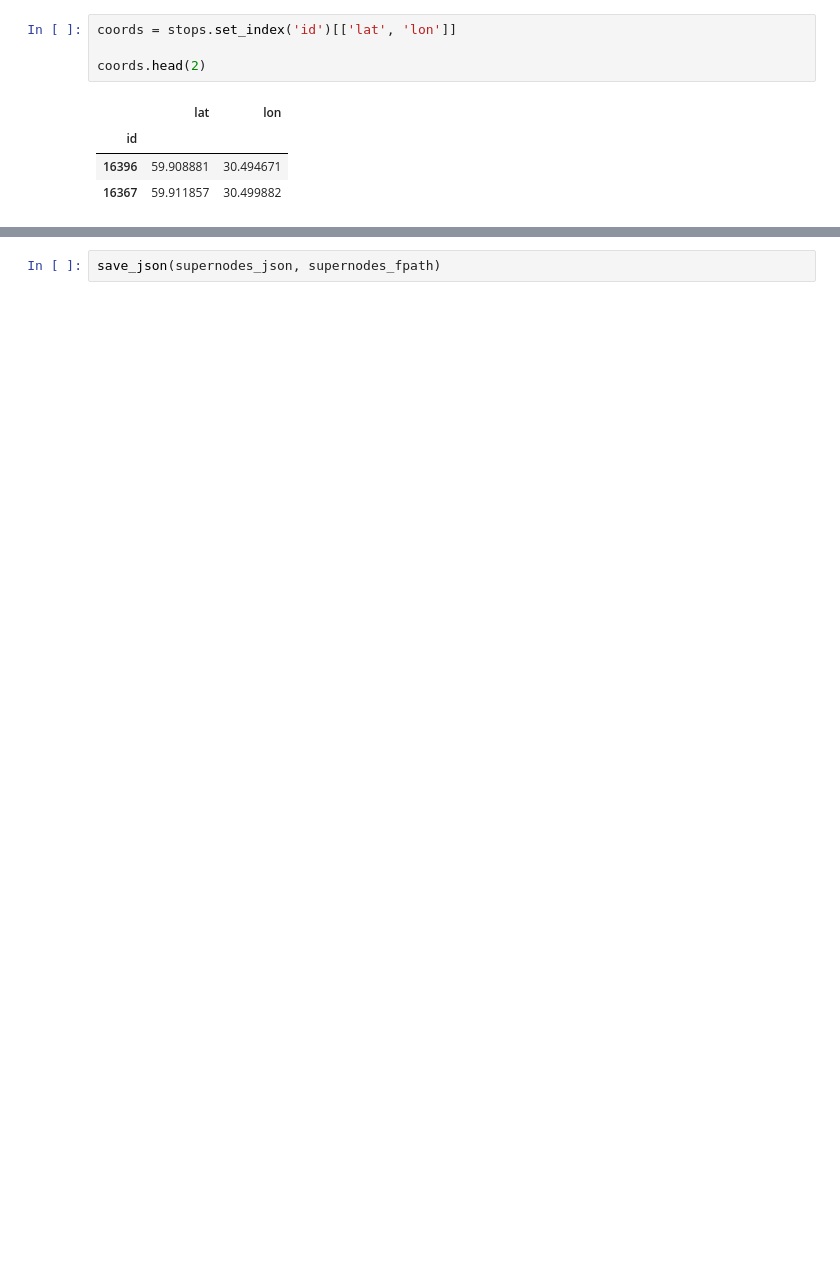
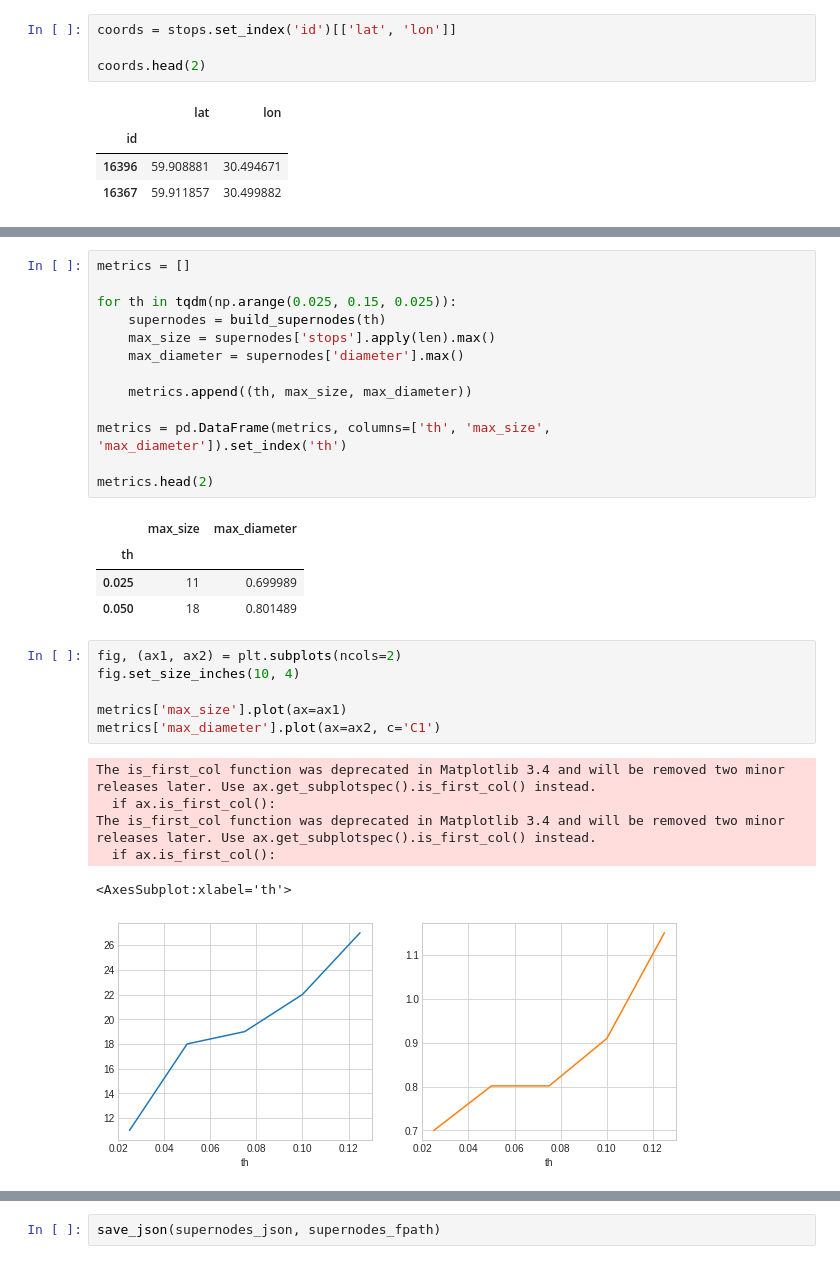
Before and after one commit to AlgoMathITMO/public-transport-network, a Jupyter notebook: pipeline/2_supernodes.ipynb, the cells around one changed output, grey strips where cells are left out. Saved outputs shown, nothing was run; the diff lists cells and outputs as text; blank space fills up the shorter version.

```diff
--- a/pipeline/2_supernodes.ipynb
+++ b/pipeline/2_supernodes.ipynb
@@ -62,0 +95,31 @@ len(supernodes)
+# %%
+metrics = []
+
+for th in tqdm(np.arange(0.025, 0.15, 0.025)):
+    supernodes = build_supernodes(th)
+    max_size = supernodes['stops'].apply(len).max()
+    max_diameter = supernodes['diameter'].max()
+
+    metrics.append((th, max_size, max_diameter))
+
+metrics = pd.DataFrame(metrics, columns=['th', 'max_size', 'max_diameter']).set_index('th')
+
+metrics.head(2)
+# %% [output]
+|  | max_size | max_diameter |
+| th |  |  |
+| 0.025 | 11 | 0.699989 |
+| 0.050 | 18 | 0.801489 |
+# %%
+fig, (ax1, ax2) = plt.subplots(ncols=2)
+fig.set_size_inches(10, 4)
+
+metrics['max_size'].plot(ax=ax1)
+metrics['max_diameter'].plot(ax=ax2, c='C1')
+# %% [output]
+The is_first_col function was deprecated in Matplotlib 3.4 and will be removed two minor releases later. Use ax.get_subplotspec().is_first_col() instead.
+  if ax.is_first_col():
+The is_first_col function was deprecated in Matplotlib 3.4 and will be removed two minor releases later. Use ax.get_subplotspec().is_first_col() instead.
+  if ax.is_first_col():
+<AxesSubplot:xlabel='th'>
+[figure, added]
```
Also changed, not shown: parts of 18 cells of this notebook, 25 other files.
